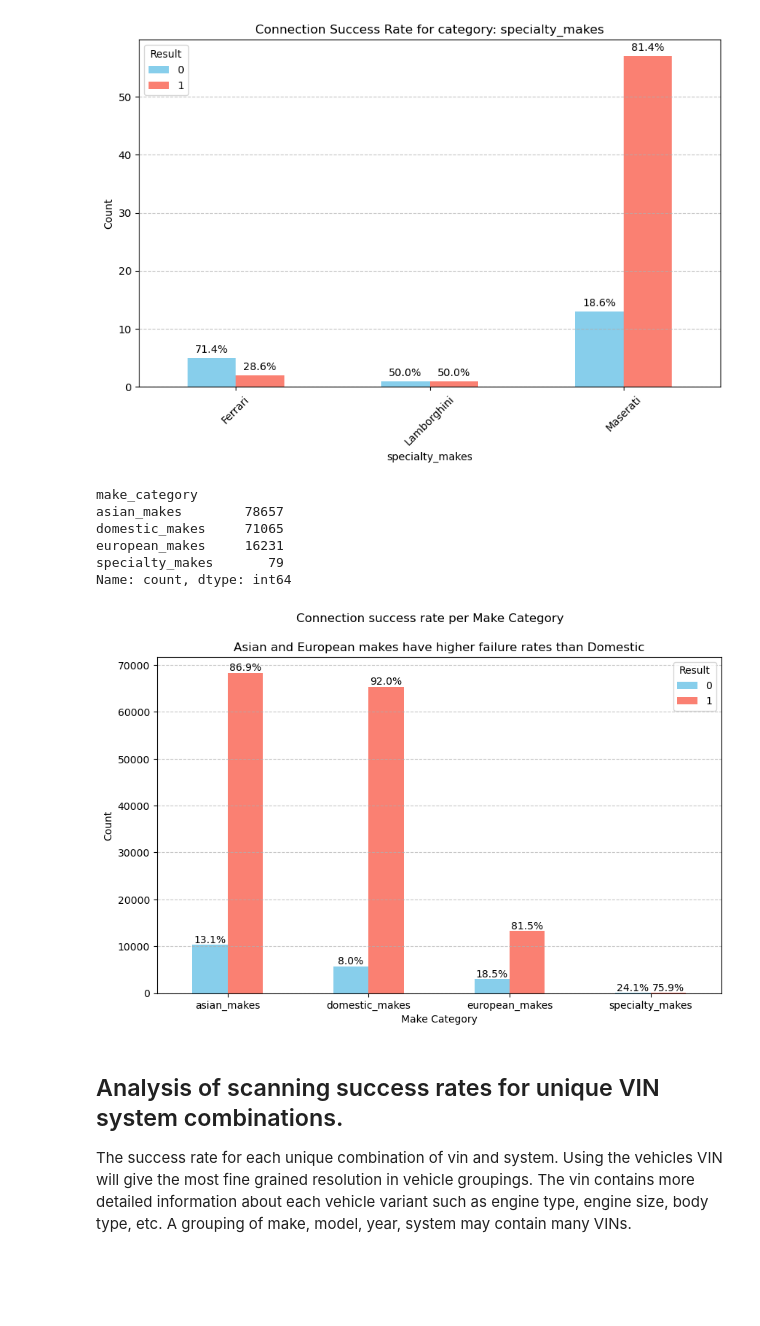
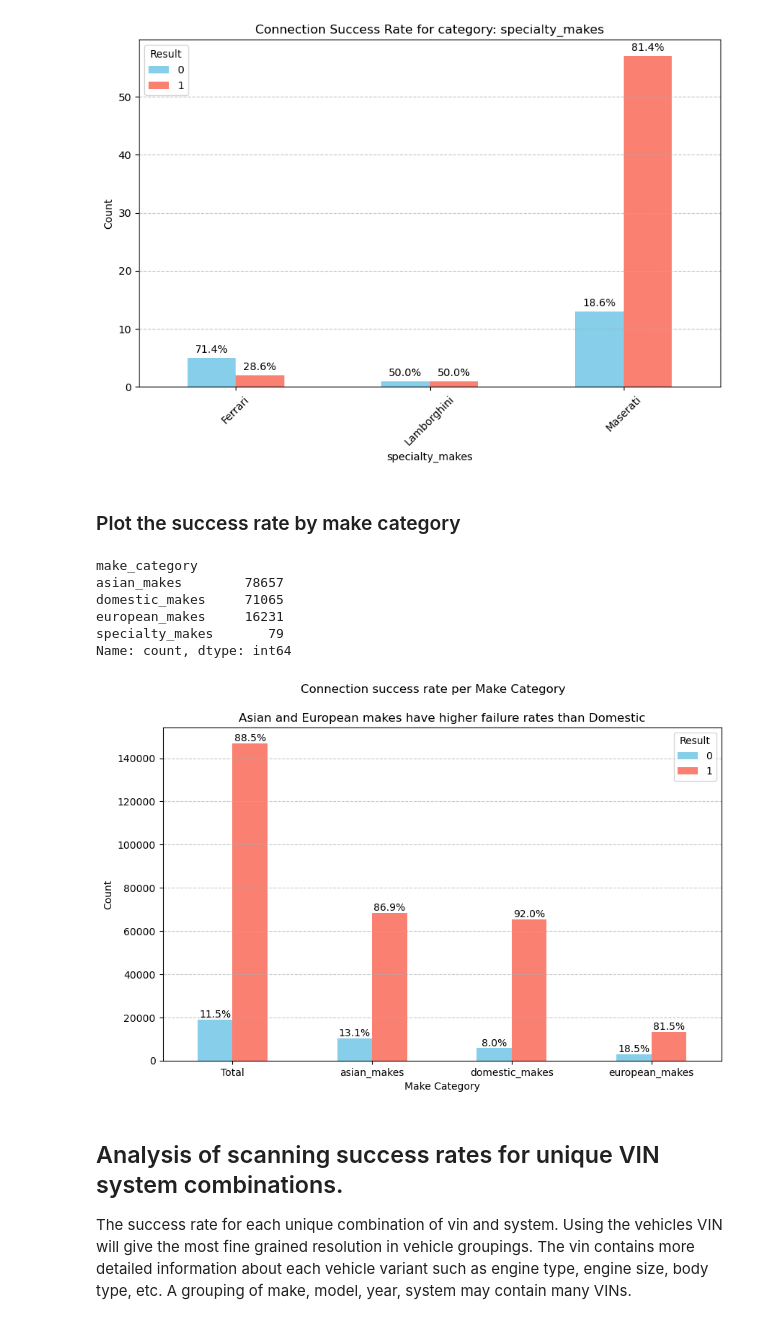
Before and after one commit to mnazers734/pcmlai_capstone, a Jupyter notebook: Notebooks/diag_usage_eda.ipynb, the cells around one changed output. Cells and saved outputs as stored; diff of their text form; code cells hidden in the pictures; blank space fills up the shorter version.

```diff
--- a/Notebooks/diag_usage_eda.ipynb
+++ b/Notebooks/diag_usage_eda.ipynb
@@ -1187,6 +1193,8 @@ for make_category, makes in makes_dict.items():
 [figure]
 [figure]
 [figure]
+# %% [markdown]
+### Plot the success rate by make category
 # %%
 #plot the success rate by make category
 for make_category, makes in makes_dict.items():
@@ -1202,29 +1210,39 @@ Name: count, dtype: int64
 # %%
 
 makes_df = pd.crosstab(vci_connections_df['make_category'], vci_connections_df['result'])
+
+#add total row to dataframe
+makes_df.loc['Total'] = makes_df.sum()
+
+#Specialty makes have a very low number of scans so they will be removed from the plot for clarity
+makes_df = makes_df.drop('specialty_makes')
+
+#order by hightest number of scans
+makes_df = makes_df.sort_values(by=0, ascending=False)
+
 percentages = makes_df.div(makes_df.sum(axis=1), axis=0) * 100
 ax = makes_df.plot(kind='bar', figsize=(10, 6), color=['skyblue', 'salmon'])
 plt.suptitle(f'Connection success rate per Make Category')
 plt.title(f'Asian and European makes have higher failure rates than Domestic')
 plt.xlabel('Make Category')
 plt.ylabel('Count')
 plt.xticks(rotation=0)
 plt.legend(title='Result')
 
 # Annotate percentages on the bars
 for bar_group, percentage_group in zip(ax.containers, percentages.T.iterrows()):
     for bar, percentage in zip(bar_group, percentage_group[1]):
         ax.text(
                 bar.get_x() + bar.get_width() / 2,  # X-coordinate
                 bar.get_height() + 0.5,  # Y-coordinate
                 f'{percentage:.1f}%',  # Percentage text
                 ha='center', va='bottom', fontsize=10  # Align text
         )
 
 plt.grid(axis='y', linestyle='--', alpha=0.7)
 plt.show()
 # %% [output]
-[figure, old version]
+[figure, new version]
 # %% [markdown]
 ## Analysis of scanning success rates for unique VIN system combinations.
 The success rate for each unique combination of vin and system. Using the vehicles VIN will give the most fine grained resolution in vehicle groupings. The vin contains more detailed information about each vehicle variant such as engine type, engine size, body type, etc. A grouping of make, model, year, system may contain many VINs.
```
Also changed, not shown: parts of 11 cells of this notebook, 10 other files.
